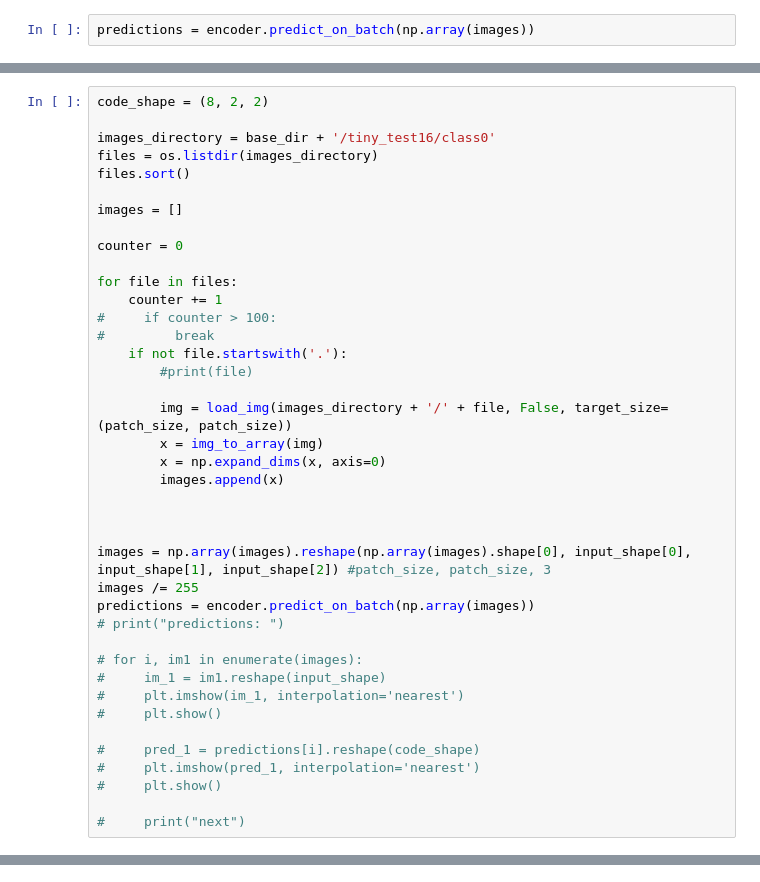
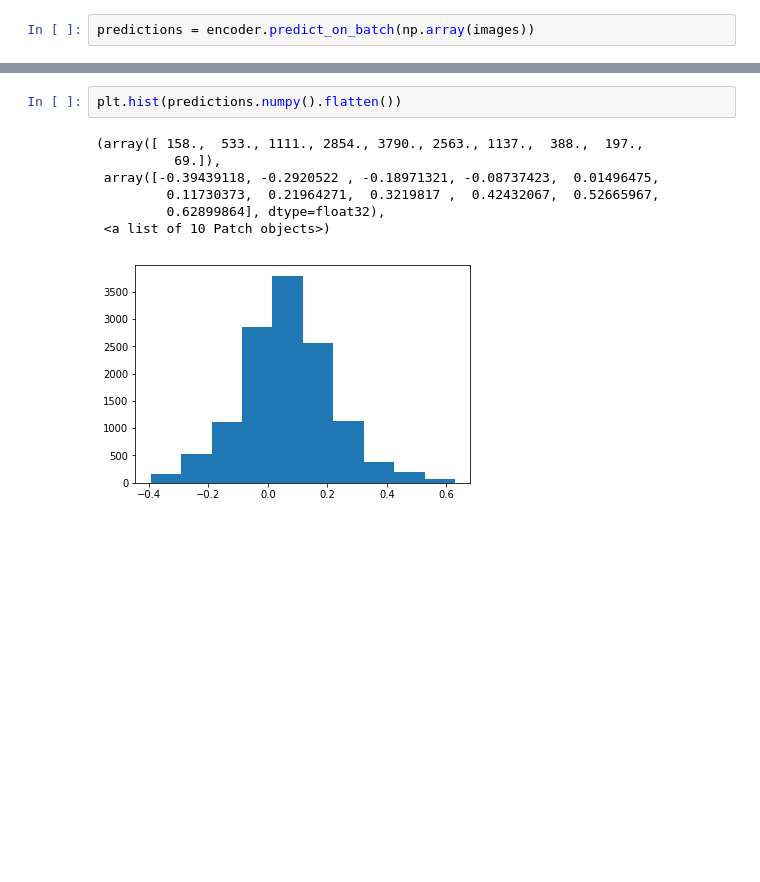
Before and after one commit to nimpy/sundry_segments, a Jupyter notebook: Alex3conv3mp_2020.ipynb, the cells around one changed output, grey strips where cells are left out. Cells and saved outputs as stored; diff of their text form; blank space fills up the shorter version.

```diff
--- a/Alex3conv3mp_2020.ipynb
+++ b/Alex3conv3mp_2020.ipynb
@@ -347,40 +314,0 @@ array([[[0.4687319 , 0.49327746, 0.36475247],
-# %%
-code_shape = (8, 2, 2)
-
-images_directory = base_dir + '/tiny_test16/class0'
-files = os.listdir(images_directory)
-files.sort()
-
-images = []
-
-counter = 0
-
-for file in files:
-    counter += 1
-#     if counter > 100:
-#         break
-    if not file.startswith('.'):
-        #print(file)
-
-        img = load_img(images_directory + '/' + file, False, target_size=(patch_size, patch_size))
-        x = img_to_array(img)
-        x = np.expand_dims(x, axis=0)
-        images.append(x)
-
-
-
-images = np.array(images).reshape(np.array(images).shape[0], input_shape[0], input_shape[1], input_shape[2]) #patch_size, patch_size, 3
-images /= 255
-predictions = encoder.predict_on_batch(np.array(images))
-# print("predictions: ")
-
-# for i, im1 in enumerate(images):
-#     im_1 = im1.reshape(input_shape)
-#     plt.imshow(im_1, interpolation='nearest')
-#     plt.show()
-
-#     pred_1 = predictions[i].reshape(code_shape)
-#     plt.imshow(pred_1, interpolation='nearest')
-#     plt.show()
-
-#     print("next")
@@ -386,0 +352,10 @@ predictions = encoder.predict_on_batch(np.array(images))
+# %%
+plt.hist(predictions.numpy().flatten())
+# %% [output]
+(array([ 158.,  533., 1111., 2854., 3790., 2563., 1137.,  388.,  197.,
+          69.]),
+ array([-0.39439118, -0.2920522 , -0.18971321, -0.08737423,  0.01496475,
+         0.11730373,  0.21964271,  0.3219817 ,  0.42432067,  0.52665967,
+         0.62899864], dtype=float32),
+ <a list of 10 Patch objects>)
+[figure, added]
```
Also changed, not shown: parts of 15 cells of this notebook.
